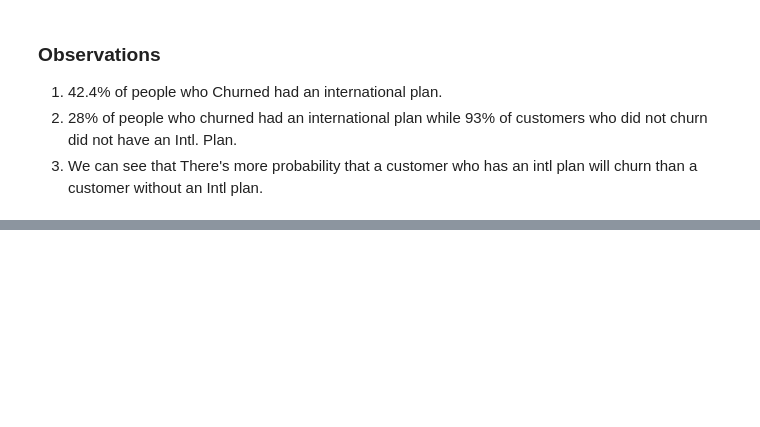
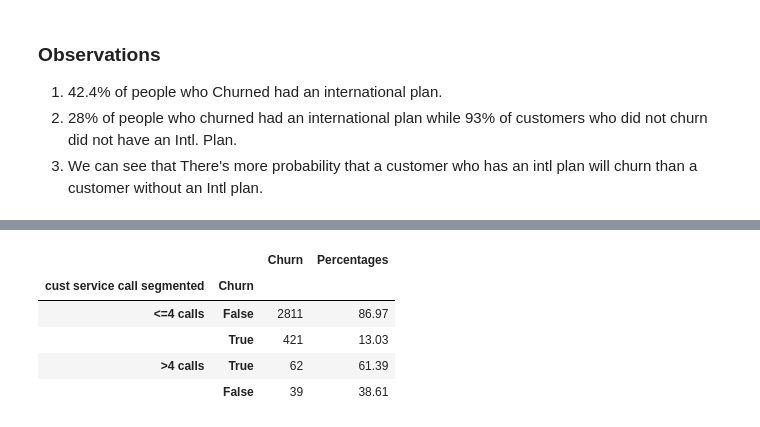
Before and after one commit to SharanKalyan/Customer_Churn_Analysis, a Jupyter notebook: Churn Prediction.ipynb, the cells around one changed output, grey strips where cells are left out. Saved outputs shown, nothing was run; the diff lists cells and outputs as text; code cells hidden in the pictures; blank space fills up the shorter version.

```diff
--- a/Churn Prediction.ipynb
+++ b/Churn Prediction.ipynb
@@ -196,0 +247,25 @@ ip_churn_op
+# %%
+cseg = []
+for i in df['Customer service calls']:
+    if i <= 4:
+        cseg.append('<=4 calls')
+    elif i > 4:
+        cseg.append('>4 calls')
+df['cust service call segmented'] = cseg
+
+csg = pd.DataFrame(df.Churn.groupby(df['cust service call segmented']).value_counts())
+csg['Percentages'] = round(pd.DataFrame(df.Churn.groupby(df['cust service call segmented']).value_counts(normalize=True))*100,2)
+#csg.rename(columns = {'Churn':'Count'},inplace=True)
+#csg = c.reset_index()
+
+csg_op = pd.DataFrame(df['cust service call segmented'].groupby(df.Churn).value_counts())
+csg_op['Percentages'] = round(pd.DataFrame(df['cust service call segmented'].groupby(df['Churn']).value_counts(normalize=True))*100,2)
+# %%
+csg
+# %% [output]
+|  |  | Churn | Percentages |
+| cust service call segmented | Churn |  |  |
+| <=4 calls | False | 2811 | 86.97 |
+|  | True | 421 | 13.03 |
+| >4 calls | True | 62 | 61.39 |
+|  | False | 39 | 38.61 |
```
Also changed, not shown: parts of 17 cells of this notebook.
